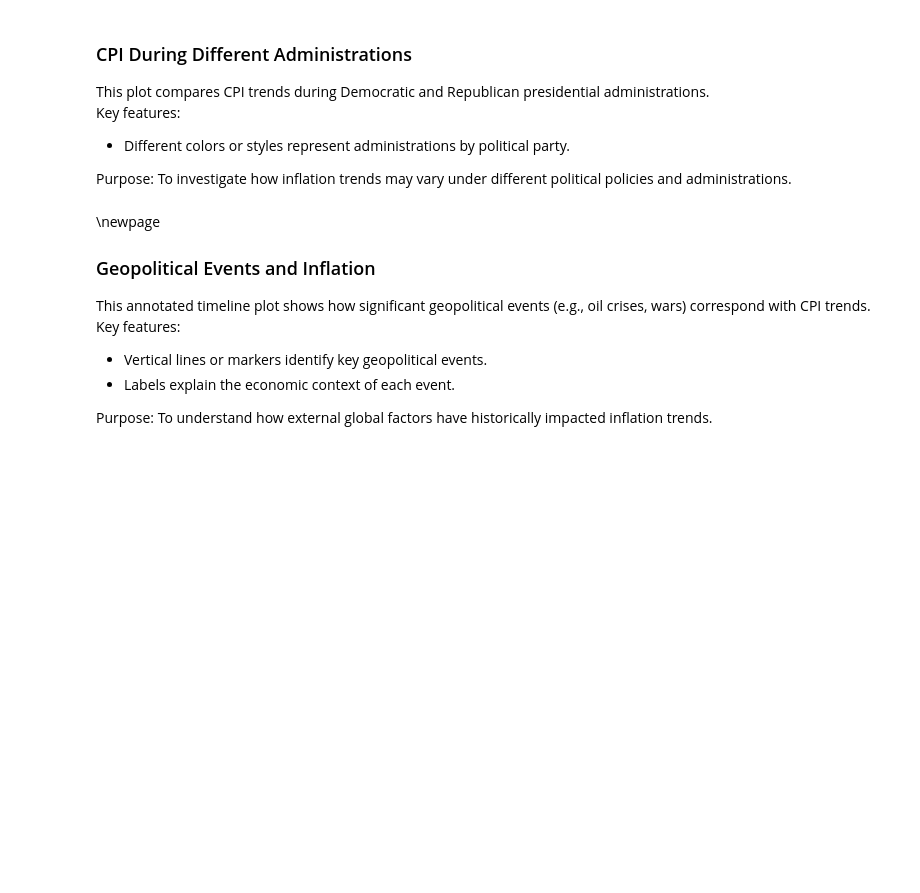
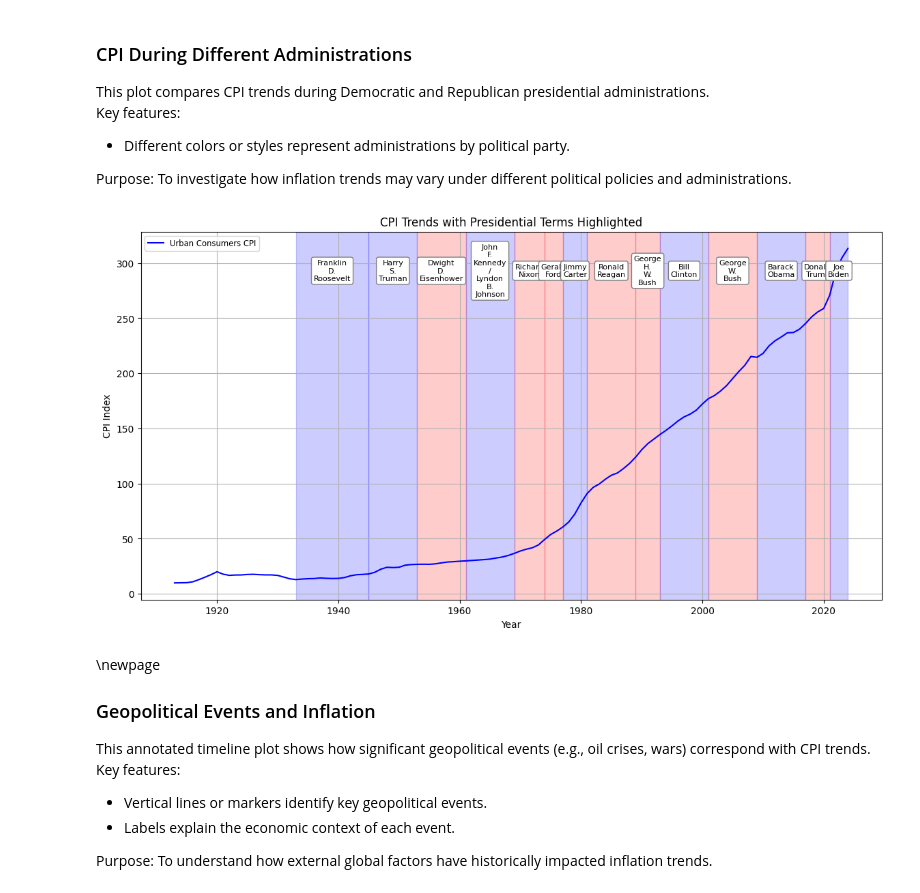
Before and after one commit to willi8m/inflation_visualization, a Jupyter notebook: CPI and Federal Reserve Rates - An Exploratory Data Analysis.ipynb, the cells around one changed output. Drawn from its saved outputs; the diff is of its cells as text; code cells hidden in the pictures; blank space fills up the shorter version.

```diff
--- a/CPI and Federal Reserve Rates - An Exploratory Data Analysis.ipynb
+++ b/CPI and Federal Reserve Rates - An Exploratory Data Analysis.ipynb
@@ -260,48 +375,64 @@ Key features:
 
 Purpose: To investigate how inflation trends may vary under different political policies and administrations.
 # %%
-# Presidential terms with start and end years, and party affiliation
+# Combined presidencies where necessary
 presidencies = [
     ("Franklin D. Roosevelt", 1933, 1945, "Democrat"),
     ("Harry S. Truman", 1945, 1953, "Democrat"),
     ("Dwight D. Eisenhower", 1953, 1961, "Republican"),
-    ("John F. Kennedy", 1961, 1963, "Democrat"),
-    ("Lyndon B. Johnson", 1963, 1969, "Democrat"),
+    ("John F. Kennedy / Lyndon B. Johnson", 1961, 1969, "Democrat"),  # Combined
     ("Richard Nixon", 1969, 1974, "Republican"),
     ("Gerald Ford", 1974, 1977, "Republican"),
     ("Jimmy Carter", 1977, 1981, "Democrat"),
     ("Ronald Reagan", 1981, 1989, "Republican"),
     ("George H. W. Bush", 1989, 1993, "Republican"),
     ("Bill Clinton", 1993, 2001, "Democrat"),
     ("George W. Bush", 2001, 2009, "Republican"),
     ("Barack Obama", 2009, 2017, "Democrat"),
     ("Donald Trump", 2017, 2021, "Republican"),
-    ("Joe Biden", 2021, 2024, "Democrat")  # Adjust as data allows
+    ("Joe Biden", 2021, 2024, "Democrat")
 ]
 
 # Define party colors
 party_colors = {
     "Democrat": "blue",
     "Republican": "red"
 }
 
-# CPI Trends with Presidential Terms Highlighted
+# CPI Trends Plot
 plt.figure(figsize=(14, 7))
 plt.plot(urban_consumers_cleaned['Year'],
          urban_consumers_cleaned.iloc[:, 1:].mean(axis=1),
          label='Urban Consumers CPI', color='blue')
 
-# Highlight presidencies
+# Highlight presidencies with multi-line flags
 for president, start, end, party in presidencies:
-    plt.axvspan(start, end, color=party_colors[party], alpha=0.2, label=f"{president} ({party})" if start == 1933 else None)
+    mid_point = (start + end) / 2  # Mid-point for annotation
+    name_split = president.replace(" ", "\n")  # Split names for multi-line clarity
+
+    plt.axvspan(start, end, color=party_colors[party], alpha=0.2)
+    plt.annotate(
+        name_split,  # Multi-line label
+        xy=(mid_point, 35),  # Adjusted Y position
+        xycoords='data',
+        xytext=(0, 300),  # Offset above the graph
+        textcoords='offset points',
+        rotation=0,  # Horizontal text
+        ha='center',
+        va='center',
+        fontsize=8,  # Smaller text for better spacing
+        bbox=dict(boxstyle="round,pad=0.3", edgecolor='gray', facecolor='white')
+    )
 
 # Final touches
 plt.xlabel("Year")
 plt.ylabel("CPI Index")
 plt.title("CPI Trends with Presidential Terms Highlighted")
 plt.legend(loc="upper left", fontsize='small', frameon=True)
 plt.grid()
 plt.show()
+# %% [output]
+[figure, added]
 # %% [markdown]
 \newpage
 ### Geopolitical Events and Inflation
```
Also changed, not shown: parts of 18 cells of this notebook.
